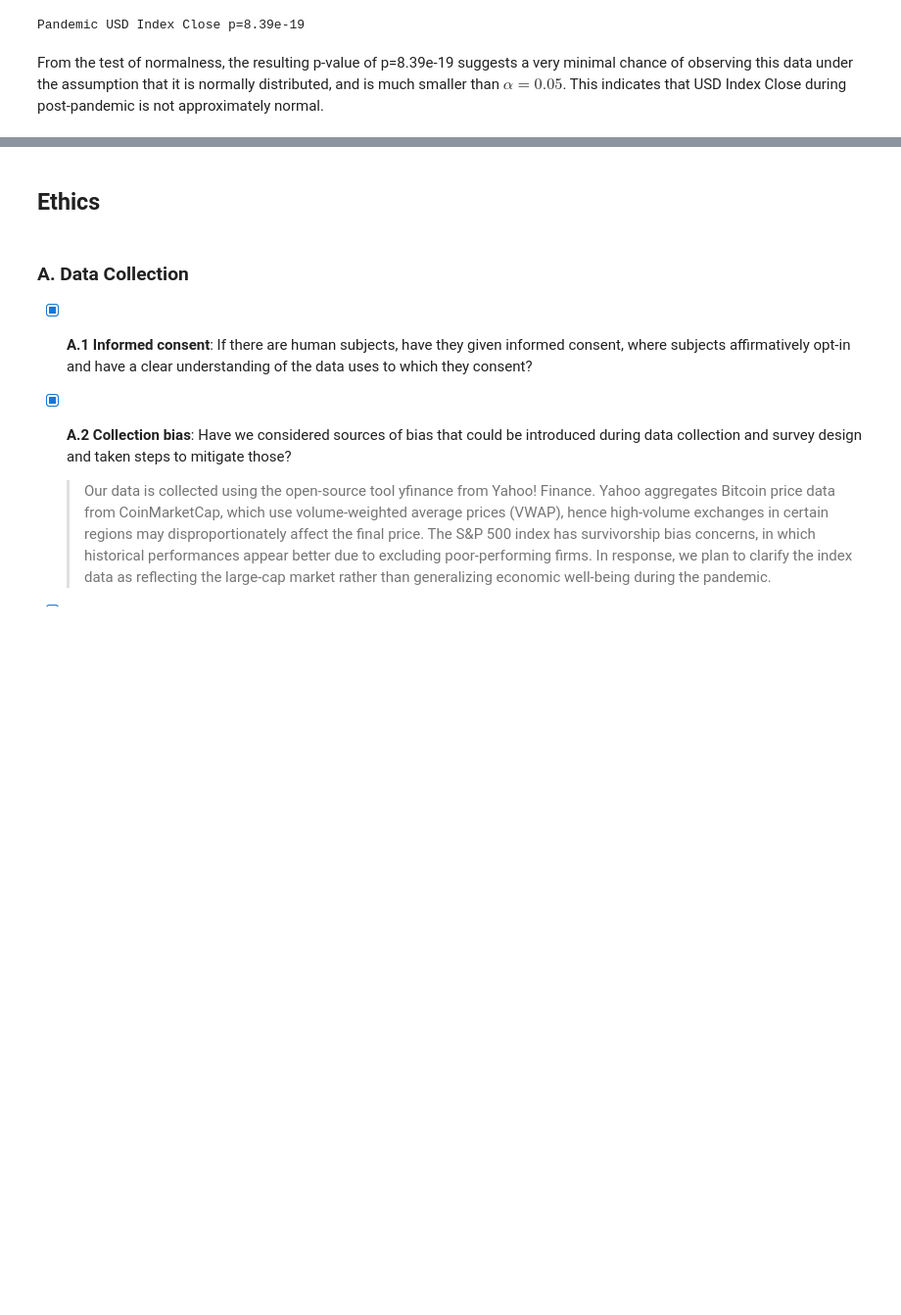
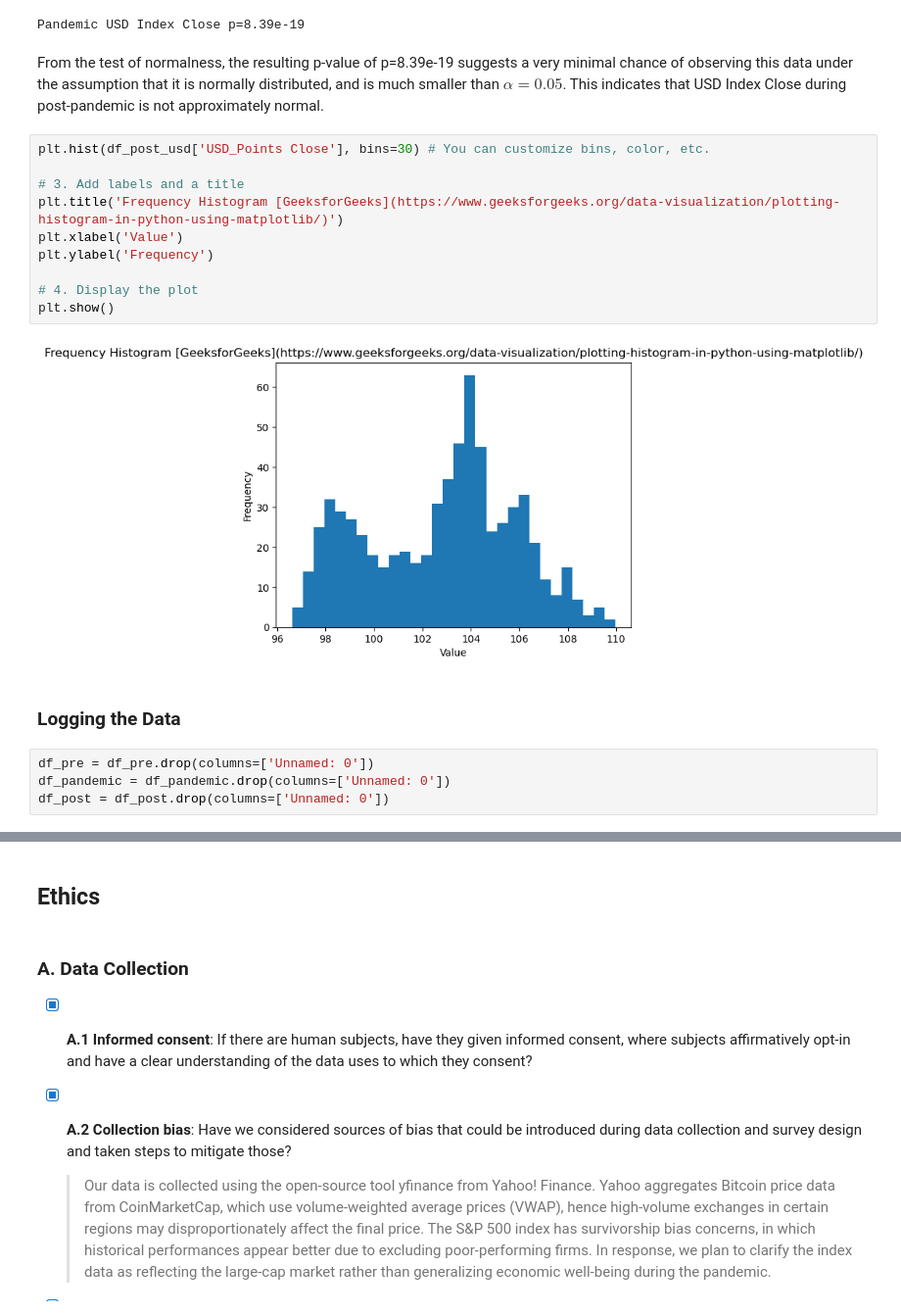
Before and after one commit to COGS108/Group110_WI26, a Jupyter notebook: 02-EDACheckpoint.ipynb, the cells around one changed output, grey strips where cells are left out. Shown at 98% size. Saved outputs shown, nothing was run; the diff lists cells and outputs as text; blank space fills up the shorter version.

```diff
--- a/02-EDACheckpoint.ipynb
+++ b/02-EDACheckpoint.ipynb
@@ -613,3 +615,21 @@ print(f'Pandemic USD Index Close p={p_value:.2e}')
 Pandemic USD Index Close p=8.39e-19
 # %% [markdown]
 From the test of normalness, the resulting p-value of p=8.39e-19 suggests a very minimal chance of observing this data under the assumption that it is normally distributed, and is much smaller than $\alpha=0.05$. This indicates that USD Index Close during post-pandemic is not approximately normal.
+# %%
+plt.hist(df_post_usd['USD_Points Close'], bins=30) # You can customize bins, color, etc.
+
+# 3. Add labels and a title
+plt.title('Frequency Histogram [GeeksforGeeks](https://www.geeksforgeeks.org/data-visualization/plotting-histogram-in-python-using-matplotlib/)')
+plt.xlabel('Value')
+plt.ylabel('Frequency')
+
+# 4. Display the plot
+plt.show()
+# %% [output]
+[figure, added]
+# %% [markdown]
+### Logging the Data
+# %%
+df_pre = df_pre.drop(columns=['Unnamed: 0'])
+df_pandemic = df_pandemic.drop(columns=['Unnamed: 0'])
+df_post = df_post.drop(columns=['Unnamed: 0'])
```
Also changed, not shown: parts of 8 cells of this notebook.
